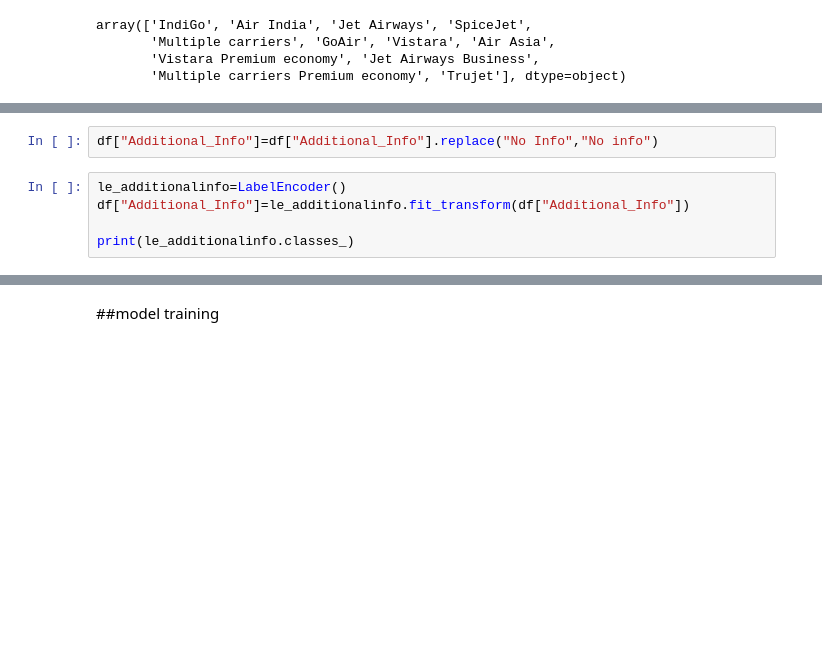
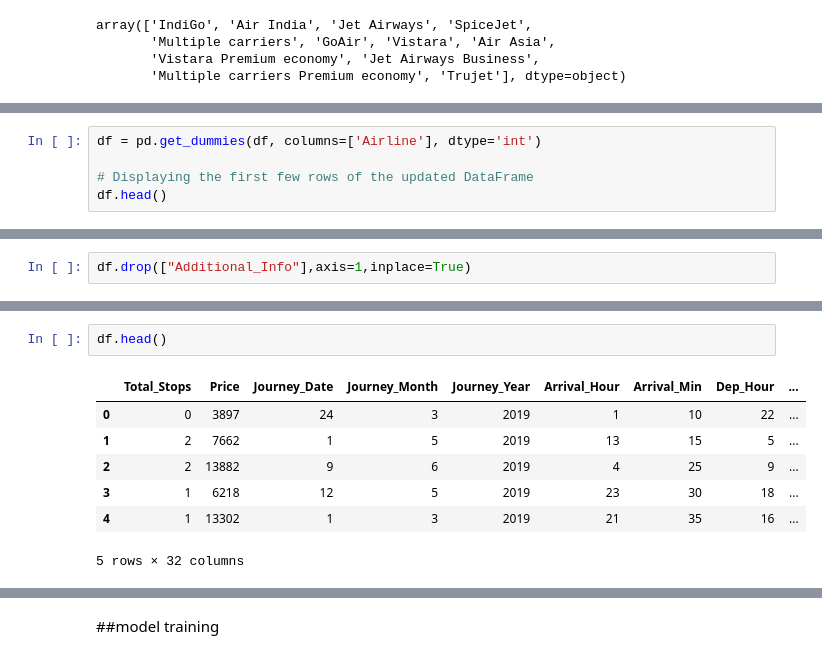
Before and after one commit to adnaksbhat/Colab_JupyterNotebooks, a Jupyter notebook: Zomato.ipynb, the cells around one changed output, grey strips where cells are left out. Saved outputs shown, nothing was run; the diff lists cells and outputs as text; blank space fills up the shorter version.

```diff
--- a/Zomato.ipynb
+++ b/Zomato.ipynb
@@ -755,0 +834,5 @@ array(['IndiGo', 'Air India', 'Jet Airways', 'SpiceJet',
+# %%
+df = pd.get_dummies(df, columns=['Airline'], dtype='int')
+
+# Displaying the first few rows of the updated DataFrame
+df.head()
@@ -773,7 +855,0 @@ array(['No info', 'In-flight meal not included',
-# %%
-df["Additional_Info"]=df["Additional_Info"].replace("No Info","No info")
-# %%
-le_additionalinfo=LabelEncoder()
-df["Additional_Info"]=le_additionalinfo.fit_transform(df["Additional_Info"])
-
-print(le_additionalinfo.classes_)
@@ -784,3 +856,5 @@ print(le_additionalinfo.classes_)
+# %%
+df.drop(["Additional_Info"],axis=1,inplace=True)
 # %%
 df.info()
 # %% [output]
@@ -803,0 +878,10 @@ memory usage: 1.3 MB
+# %%
+df.head()
+# %% [output]
+|  | Total_Stops | Price | Journey_Date | Journey_Month | Journey_Year | Arrival_Hour | Arrival_Min | Dep_Hour | ... |
+| 0 | 0 | 3897 | 24 | 3 | 2019 | 1 | 10 | 22 | ... |
+| 1 | 2 | 7662 | 1 | 5 | 2019 | 13 | 15 | 5 | ... |
+| 2 | 2 | 13882 | 9 | 6 | 2019 | 4 | 25 | 9 | ... |
+| 3 | 1 | 6218 | 12 | 5 | 2019 | 23 | 30 | 18 | ... |
+| 4 | 1 | 13302 | 1 | 3 | 2019 | 21 | 35 | 16 | ... |
+5 rows × 32 columns
```
Also changed, not shown: parts of 31 cells of this notebook.
